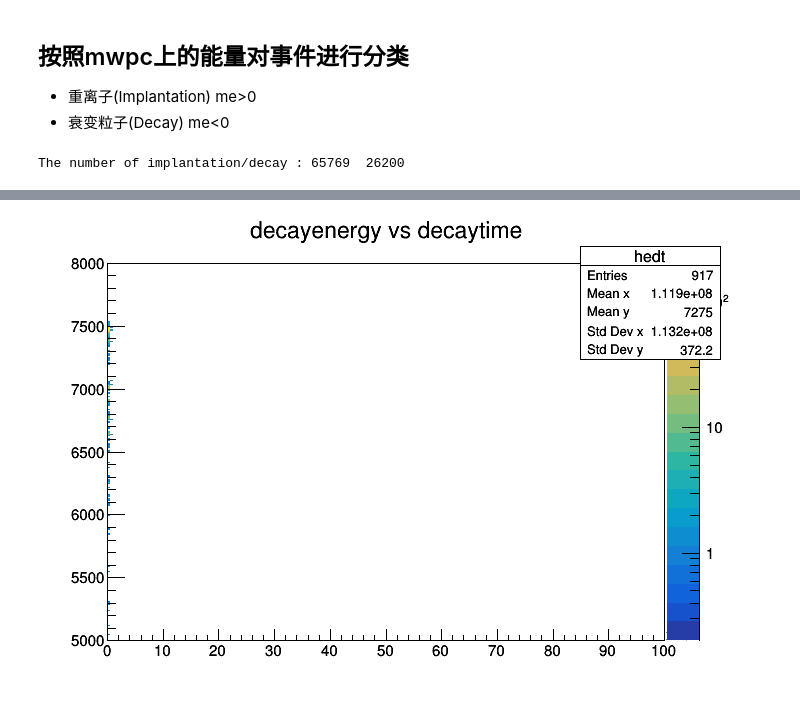
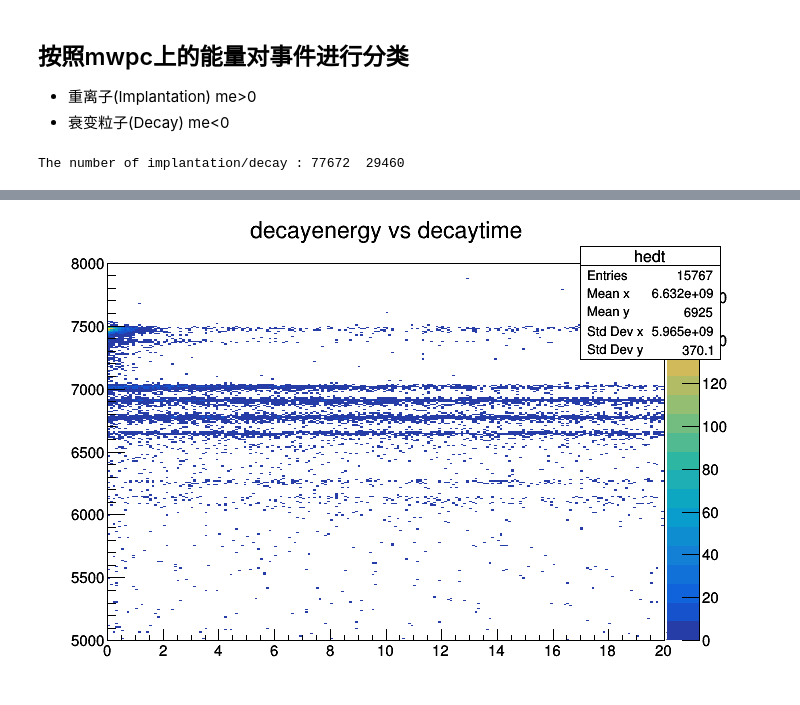
Before and after one commit to pkuNucExp/Data-Analysis-Course, a Jupyter notebook: chapt4/Hi-decay correlation.ipynb, the cells around one changed output, grey strips where cells are left out. Cells and saved outputs as stored; diff of their text form; code cells hidden in the pictures.

```diff
--- a/chapt4/Hi-decay correlation.ipynb
+++ b/chapt4/Hi-decay correlation.ipynb
@@ -80,7 +83,7 @@ struct dssd
     Int_t xstrip,ystrip;
 };
 dssd ds;
-map<ULong64_t, dssd> mapimp, mapdec;//implantaion, decay
+multimap<ULong64_t, dssd> mapimp, mapdec;//implantaion, decay
 
 Long64_t nentries = tree->GetEntriesFast();
 for (Long64_t jentry=0; jentry<nentries;jentry++) {
@@ -93,30 +96,29 @@ for (Long64_t jentry=0; jentry<nentries;jentry++) {
 }
 cout<<"The number of implantation/decay : "<<mapimp.size()<<"  "<<mapdec.size()<<endl;
 # %% [output]
-The number of implantation/decay : 65769  26200
+The number of implantation/decay : 77672  29460
 # %% [markdown]
 ## 重离子与衰变事件的关联
 - 由于束流在DSSD上有着很宽的位置分布(通过调束，使得束流在注入探测器上有着较宽的分布)，且DSSD的每个pixel面积很小，可以认为在重离子强度不高时，重离子注入到某一颗粒后在一段不长的时间范围内，该颗粒上发生的衰变事件都是由该重离子的衰变产生的。换句话说，可将DSSD探测器看成由 $x \times y$ 个独立的探测单元，每个单元在一段时间内只有一个重离子($t=t_0$)注入，并发生衰变($t=t_d$)（图.a）。此时衰变和注入事件之间的时间差$\delta t=t_d-t_0$，服从指数衰减分布，衰减常数由重离子的半衰期决定。当该单元上发生的衰变事件($t=t_d'$)不是来源于上一个重离子衰变，而是由其他时间内注入的其他重离子($t<t_0$)的衰变引起 (图.b)，那么这些事件的衰变-重离子之间不存在上述关联，其时间差 $t_d'-t_0$在时间轴上均匀分布。上述将不同时刻发生的重离子和衰变事件关联起来的方法称为position-time correlation for implantation and decay events。
 ![](correlation.png)
 # %%
-ULong64_t twindow = 100000000000;//1s
-TH2F *hedt=new TH2F("hedt","decayenergy vs decaytime",200,0,1e11,300,5000,8000);
+ULong64_t twindow = 20000000000;//20s
+TH2F *hedt=new TH2F("hedt","decayenergy vs decaytime",200,0,2e10,300,5000,8000);
+
 for(auto ia=mapimp.begin(); ia!=mapimp.end();ia++) {
      auto ib=mapdec.lower_bound(ia->first);
-    while(ib != mapdec.end()) {
-        if(abs(ib->second.xstrip-ia->second.xstrip)>1) break;
-        if(abs(ib->second.ystrip-ia->second.ystrip)>1) break;
-        if(ib->first >= ia->first + twindow) break;
-        ULong64_t decaytime = ib->first - ia->first;
-        hedt->Fill(decaytime,ib->second.energy);
-        ib++;
+     for(auto ic=ib; ic!=mapdec.end();ic++) {
+        if(ic->first >= ia->first + twindow) break;
+        if(abs(ic->second.xstrip-ia->second.xstrip)>0) continue;
+        if(abs(ic->second.ystrip-ia->second.ystrip)>0) continue;
+        Long64_t decaytime = (ic->first - ia->first);
+        hedt->Fill(decaytime,ic->second.energy);
     }
 }
 hedt->Draw("colz");
-c1->SetLogz();
 c1->Draw();
 # %% [output]
-[figure, old version]
+[figure, new version]
 # %%
 TH1F *hb=(TH1F*)hedt->ProjectionY("hb");
 hb->Draw();
```
Also changed, not shown: parts of 18 cells of this notebook, 1 other file.
